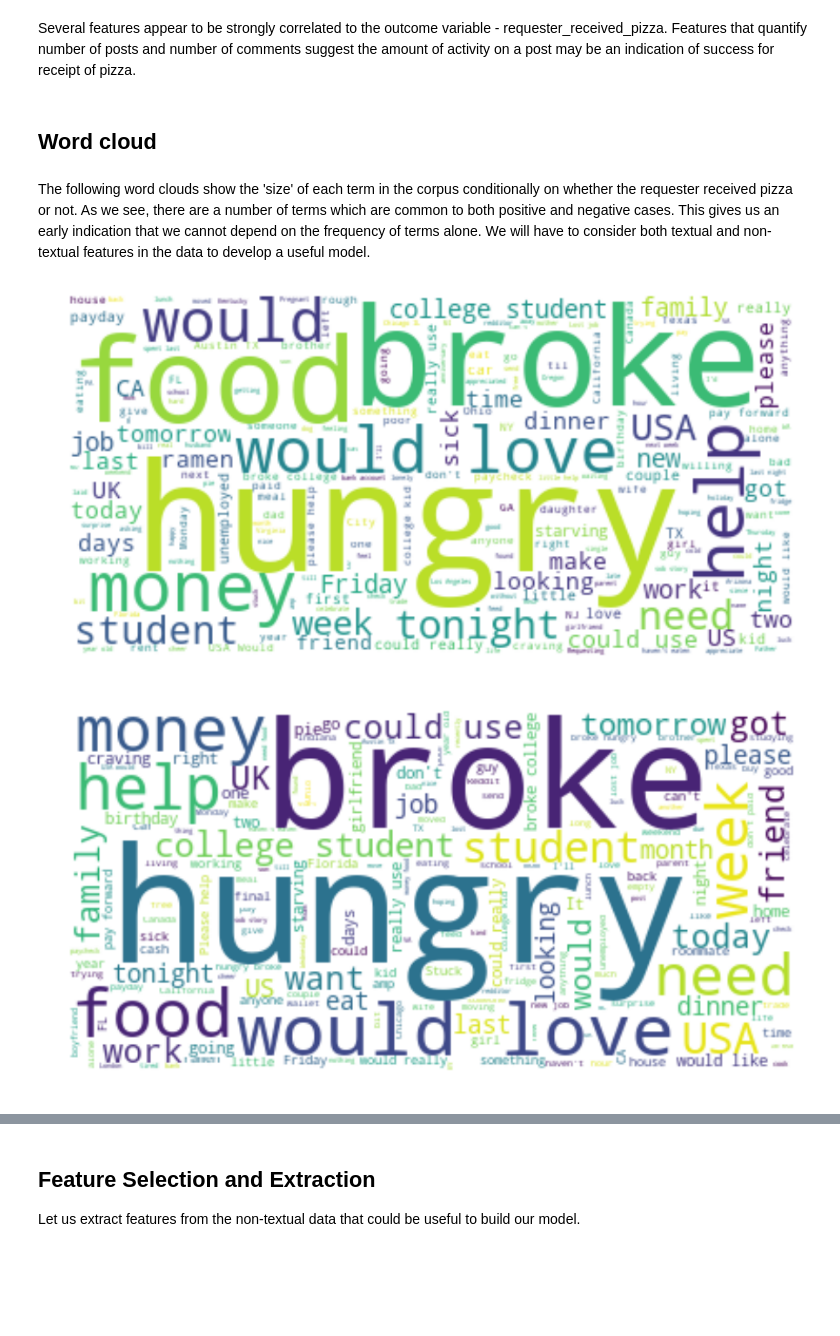
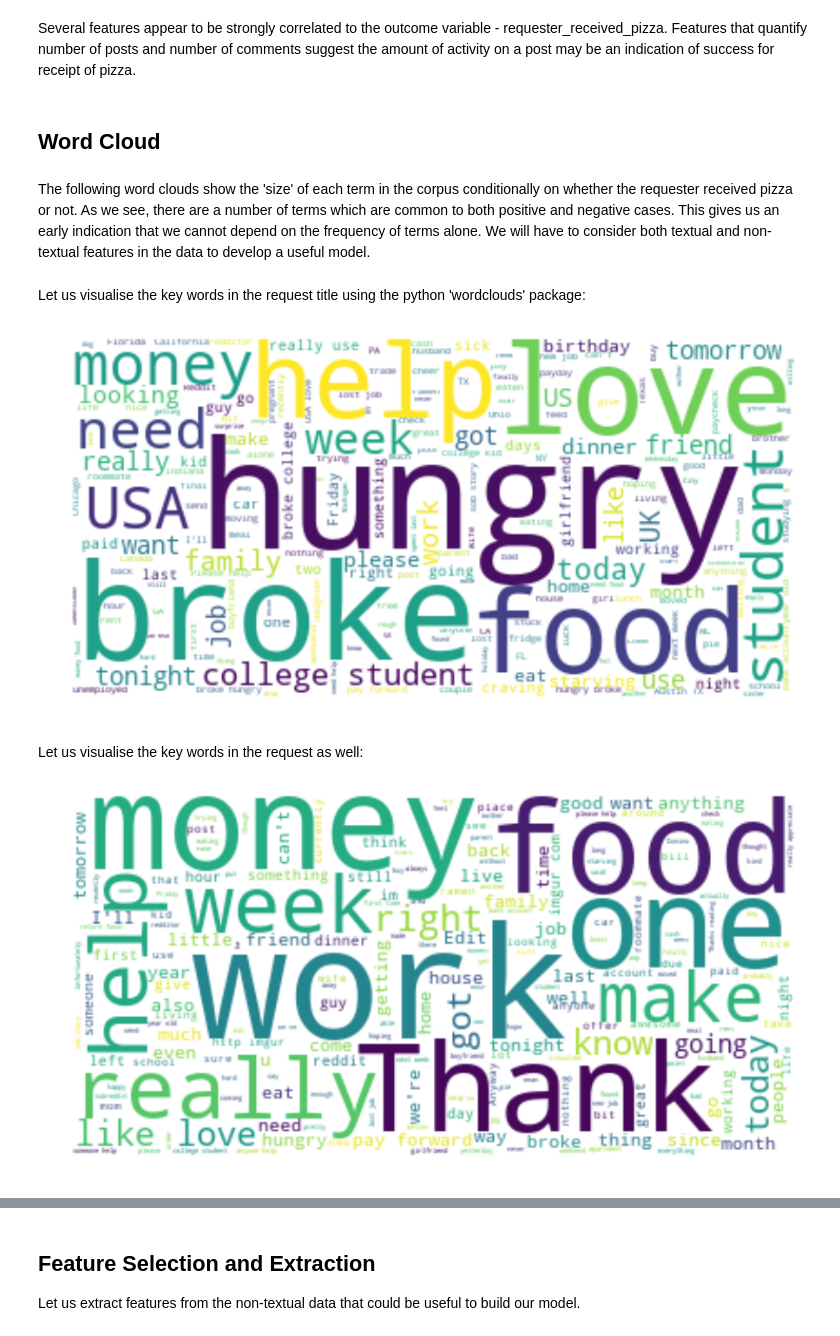
Before and after one commit to gkarnataki/w207-final-project, a Jupyter notebook: RAOP-Final.ipynb, the cells around one changed output, grey strips where cells are left out. Saved outputs shown, nothing was run; the diff lists cells and outputs as text; code cells hidden in the pictures; blank space fills up the shorter version.

```diff
--- a/RAOP-Final.ipynb
+++ b/RAOP-Final.ipynb
@@ -47,11 +47,8 @@ from sklearn.feature_extraction.text import CountVectorizer
 from sklearn.decomposition import PCA
 import seaborn as sns; sns.set()
 
-#train_df = pd.read_json("data/train.json")
-#test_df = pd.read_json("data/test.json")
-train_df = pd.read_json("train.json")
-test_df = pd.read_json("test.json")
-
+train_df = pd.read_json("data/train.json")
+test_df = pd.read_json("data/test.json")
 
 print ("Training Data shape : %s" % str(train_df.shape))
 print ("Test Data shape : %s" % str(test_df.shape))
@@ -187,19 +185,21 @@ Name: requester_received_pizza, dtype: float64
 # %% [markdown]
 Several features appear to be strongly correlated to the outcome variable - requester_received_pizza. Features that quantify number of posts and number of comments suggest the amount of activity on a post may be an indication of success for receipt of pizza.
 # %% [markdown]
-## Word cloud
+## Word Cloud
 # %% [markdown]
 The following word clouds show the 'size' of each term in the corpus conditionally on whether the requester received pizza or not.
 As we see, there are a number of terms which are common to both positive and negative cases. This gives us an early indication that we cannot depend on the frequency of terms alone. We will have to consider both textual and non-textual features in the data to develop a useful model.
+# %% [markdown]
+Let us visualise the key words in the request title using the python 'wordclouds' package:
 # %%
 from wordcloud import WordCloud, STOPWORDS, ImageColorGenerator
 import nltk
 from nltk.corpus import stopwords
 stopwords = set(stopwords.words('english'))
-more_stopwords = ['pizza','I\'m','day','I\'ve','it','get','request']
+more_stopwords = ['pizza','I\'m','day','I\'ve','it','get','request','would','could']
 stopwords.update(more_stopwords)
 
-text = train_df[train_df['requester_received_pizza']==True]['request_title']
+text = train_df['request_title']
 all_text = " ".join(request_text for request_text in text)
 wordcloud = WordCloud(stopwords=stopwords, background_color="white").generate(all_text)
 plt.figure(figsize=[15,15])
@@ -207,14 +207,16 @@ plt.imshow(wordcloud, interpolation='bilinear')
 plt.axis("off")
 plt.show()
 # %% [output]
-[figure, old version]
+[figure, new version]
+# %% [markdown]
+Let us visualise the key words in the request as well:
 # %%
-text = train_df[train_df['requester_received_pizza']==False]['request_title']
+text = train_df['request_text_edit_aware']
 all_text = " ".join(request_text for request_text in text)
 wordcloud = WordCloud(stopwords=stopwords, background_color="white").generate(all_text)
 plt.figure(figsize=[15,15])
 plt.imshow(wordcloud, interpolation='bilinear')
 plt.axis("off")
 plt.show()
 # %% [output]
-[figure, old version]
+[figure, new version]
```
Also changed, not shown: parts of 27 cells of this notebook.
